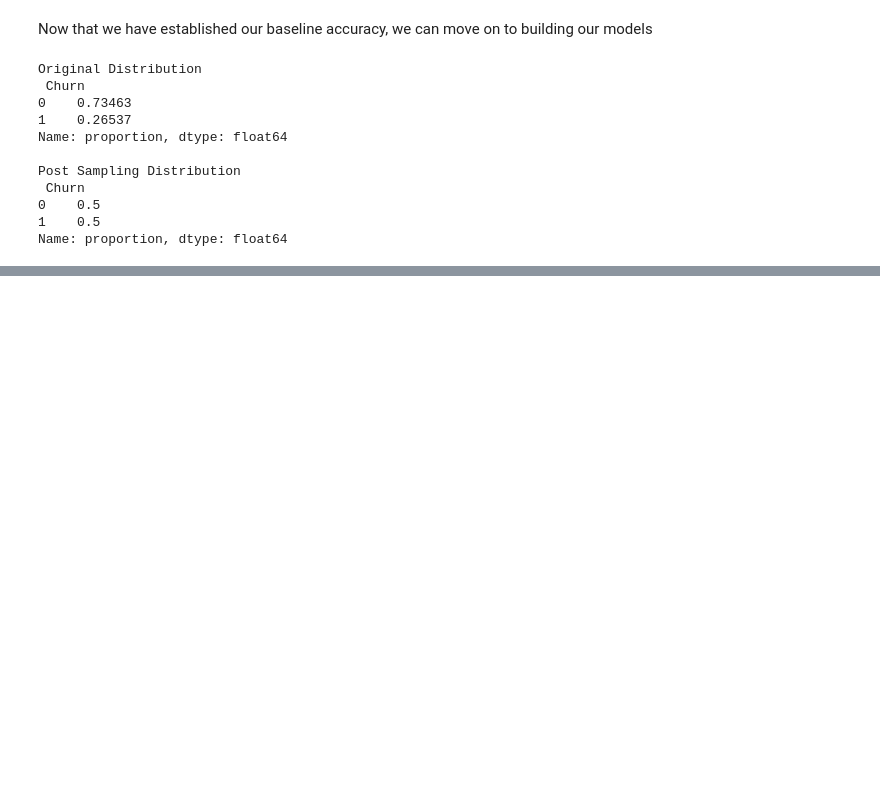
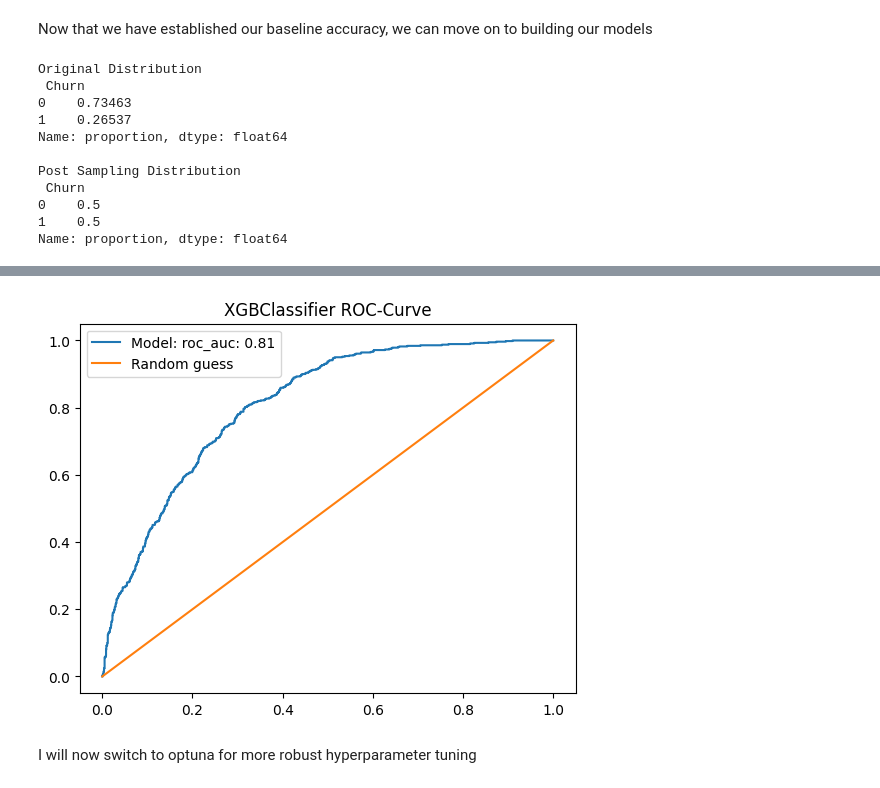
Before and after one commit to DevMohdFaiz/Teleco-Churn, a Jupyter notebook: teleco_nb.ipynb, the cells around one changed output, grey strips where cells are left out. Cells and saved outputs as stored; diff of their text form; code cells hidden in the pictures; blank space fills up the shorter version.

```diff
--- a/teleco_nb.ipynb
+++ b/teleco_nb.ipynb
@@ -316,0 +313,17 @@ model_utils.plot_roc_curve(xgb_smote_model, y_test, xgb_smote_preds, xgb_smote_p
+# %%
+from sklearn.model_selection import RandomizedSearchCV, StratifiedKFold
+param_grid = {
+    'xgb__n_estimators': [100, 200, 300, 500],
+    'xgb__learning_rate': [0.01, 0.05, 0.1, 0.2],
+    'xgb__max_depth': [3, 4, 5, 6, 8, 10],
+    'xgb__min_child_weight': [1, 3, 5],
+    'xgb__gamma': [0, 0.1, 0.2, 0.5],
+    'xgb__subsample': [0.6, 0.7, 0.8, 0.9, 1.0],
+    'xgb__colsample_bytree': [0.6, 0.7, 0.8, 0.9, 1.0],
+    'xgb_scale_pos_weight': [3, 5, 8]
+}
+kfold = StratifiedKFold(n_splits=6)
+xgb_model = XGBClassifier()
+
+rand_cv = RandomizedSearchCV(xgb_model, param_distributions=param_grid, cv=kfold, scoring='roc_auc', n_iter=50, verbose=1, n_jobs=1)
+rand_cv.fit(X_train, y_train)
@@ -316,0 +349,4 @@ model_utils.plot_roc_curve(xgb_smote_model, y_test, xgb_smote_preds, xgb_smote_p
+# %%
+best_xgb_params = rand_cv.best_params_
+best_xgb_estimator = rand_cv.best_estimator_
+best_xgb_params, rand_cv.best_score_
@@ -316,0 +363,4 @@ model_utils.plot_roc_curve(xgb_smote_model, y_test, xgb_smote_preds, xgb_smote_p
+# %%
+best_xgb_model, best_xgb_pred, best_xgb_pred_proba = model_utils.train_model(best_xgb_estimator, [X_train, X_test, y_train, y_test])
+best_xgb_recall, best_xgb_precision, best_xgb_f1 = model_utils.evaluate_model(best_xgb_model, y_test, best_xgb_pred, best_xgb_pred_proba, True)
+best_xgb_model
@@ -316,0 +397,6 @@ model_utils.plot_roc_curve(xgb_smote_model, y_test, xgb_smote_preds, xgb_smote_p
+# %%
+model_utils.plot_roc_curve(best_xgb_model, y_test, best_xgb_pred_proba)
+# %% [output]
+[figure, added]
+# %% [markdown]
+I will now switch to optuna for more robust hyperparameter tuning
```
Also changed, not shown: parts of 43 cells of this notebook, 8 other files.
